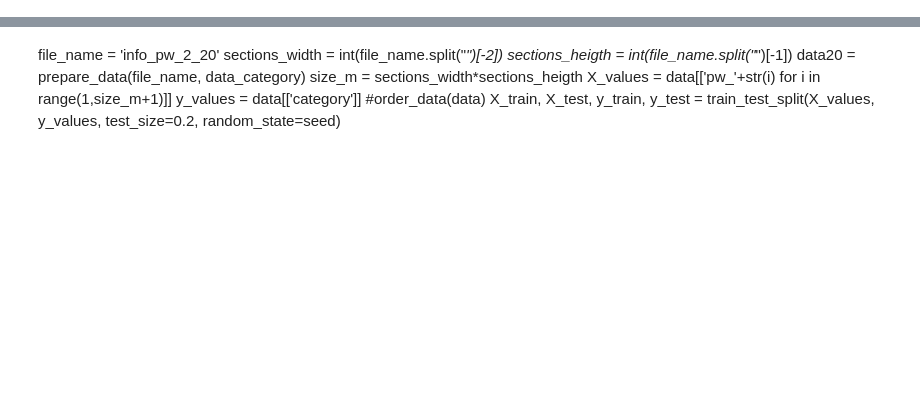
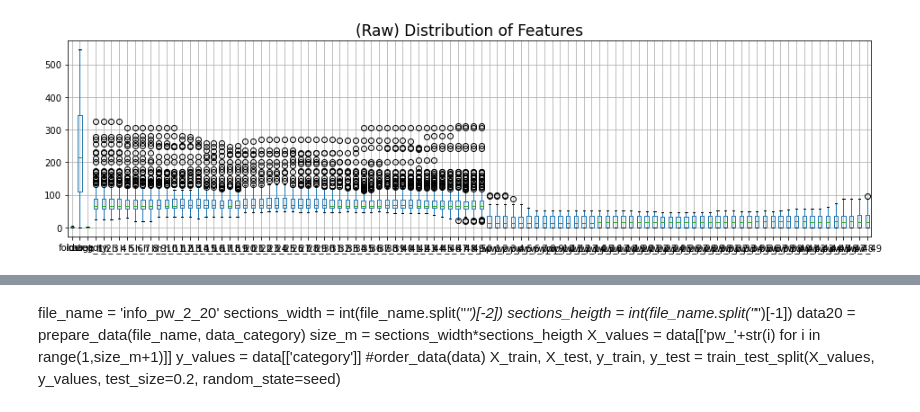
Before and after one commit to ULE-Informatica/burr_detection, a Jupyter notebook: info_data.ipynb, the cells around one changed output, grey strips where cells are left out. Cells and saved outputs as stored; diff of their text form; code cells hidden in the pictures; blank space fills up the shorter version.

```diff
--- a/info_data.ipynb
+++ b/info_data.ipynb
@@ -38,0 +96,7 @@ def order_data(data):
+# %%
+plt.figure(figsize=(16,4))
+data.iloc[:,:-1].boxplot()
+plt.title('(Raw) Distribution of Features', fontsize=17)
+plt.show()
+# %% [output]
+[figure, added]
```
Also changed, not shown: parts of 23 cells of this notebook, 45 other files.
